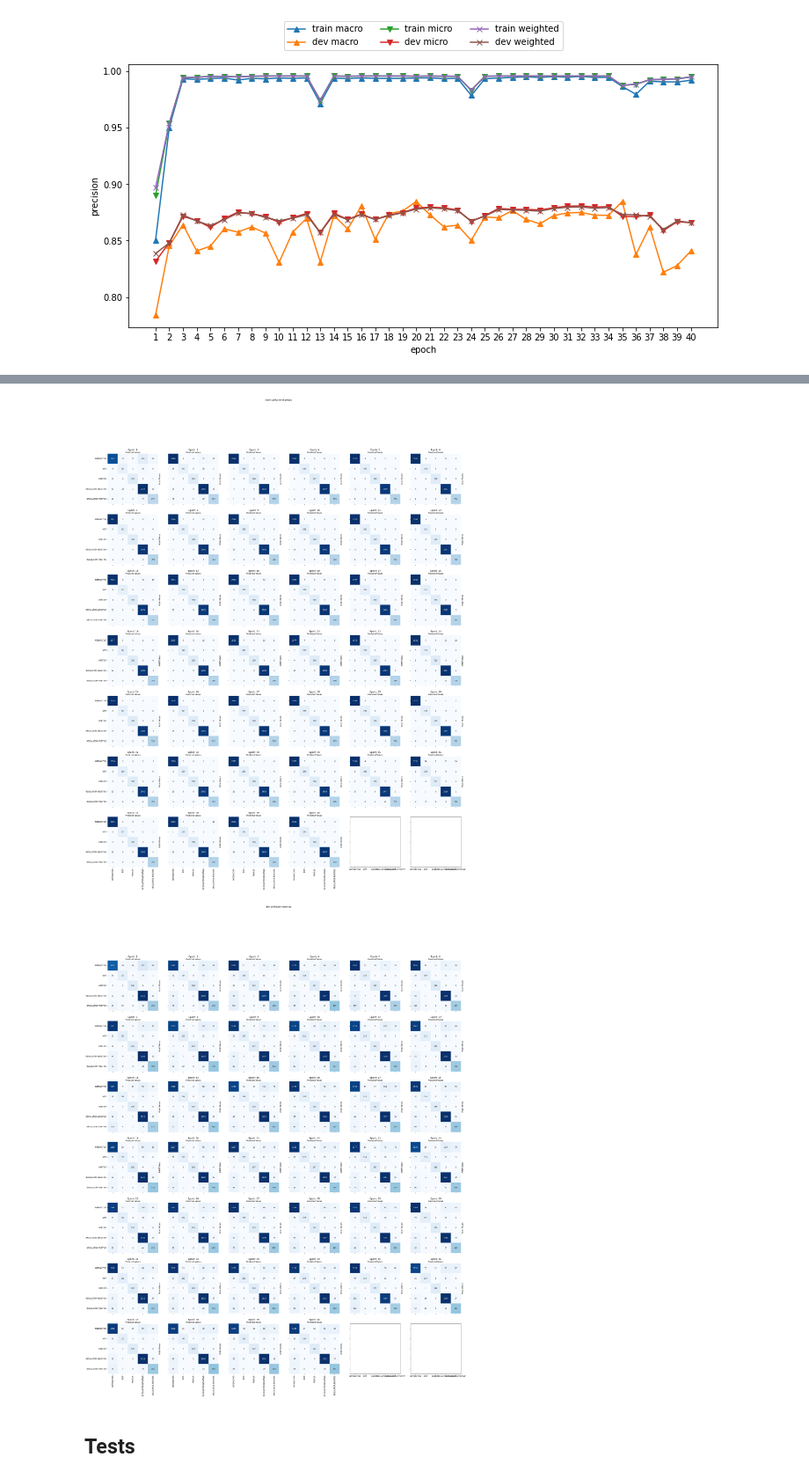
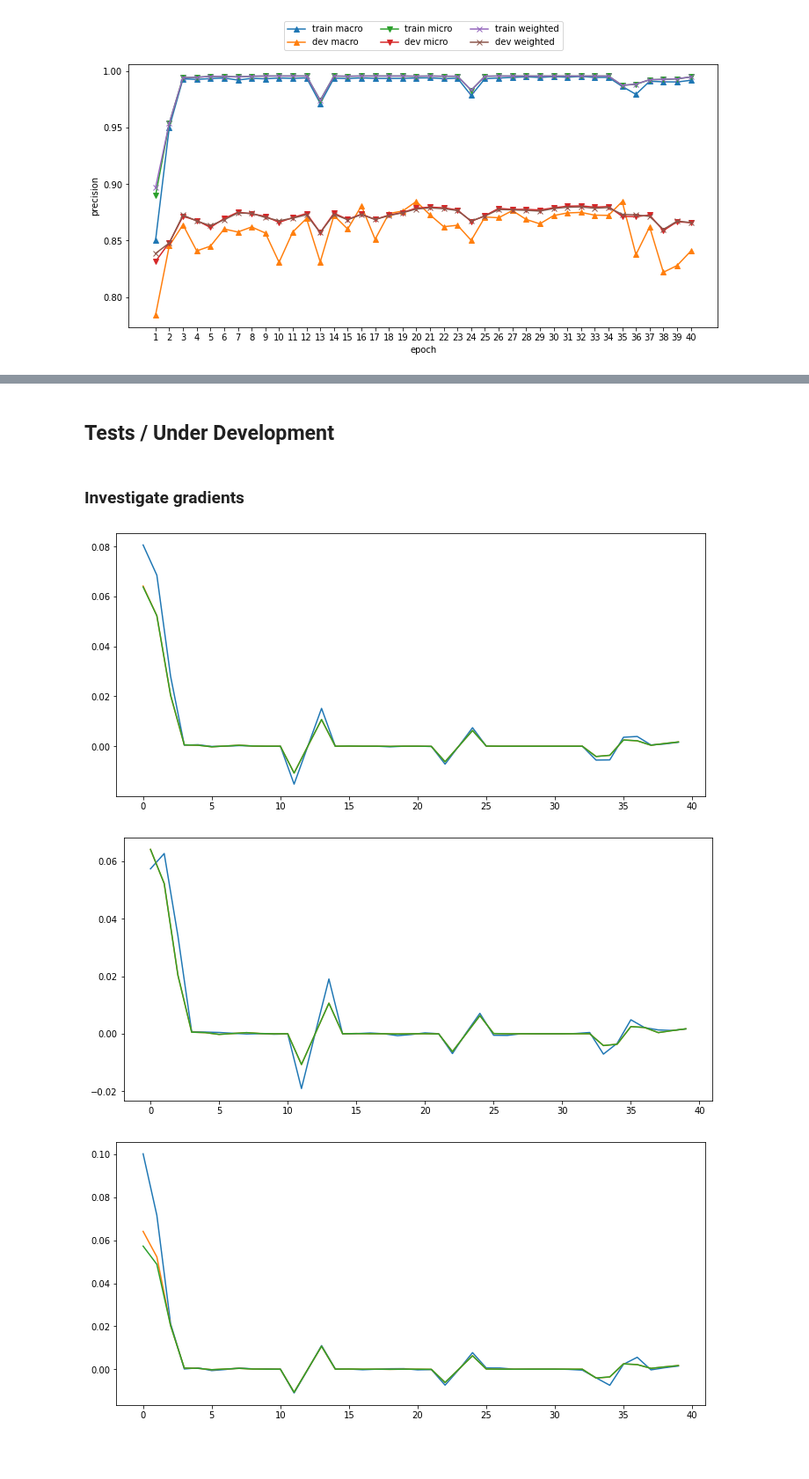
Before and after one commit to Aitslab/BioNLP, a Jupyter notebook: nils/plotting-notebook.ipynb, the cells around one changed output, grey strips where cells are left out. Shown at 88% size. Saved outputs shown, nothing was run; the diff lists cells and outputs as text; code cells hidden in the pictures; blank space fills up the shorter version.

```diff
--- a/nils/plotting-notebook.ipynb
+++ b/nils/plotting-notebook.ipynb
@@ -8,3 +8,4 @@ import matplotlib.pyplot as plt
 import pandas as pd
 # %%
 plt.rcParams["figure.figsize"] = (12,5.5)
+plt.rcParams["savefig.facecolor"] = (1,1,1)
@@ -159,8 +177,21 @@ plot_confusion_matrices(dev_data, "dev")
-# %%
-plot_confusion_matrices(train_data, "train")
-plot_confusion_matrices(dev_data, "dev")
-# %% [output]
-[figure, removed]
-[figure, removed]
 # %% [markdown]
-## Tests
+## Tests / Under Development
+# %% [markdown]
+### Investigate gradients
+# %%
+import numpy as np
+
+def plot_gradients(ds_evaluation):
+    for score in scores:
+        plt.figure()
+        for avg_type in ds_evaluation[score]:
+            test_lista = np.array(ds_evaluation[score][avg_type])
+            plt.plot(range(len(test_lista)), np.gradient(test_lista))
+
+
+plot_gradients(train_data)
+plot_gradients(dev_data)
+# %% [output]
+[figure, added]
+[figure, added]
+[figure, added]
```
Also changed, not shown: parts of 21 cells of this notebook, 2 other files.
